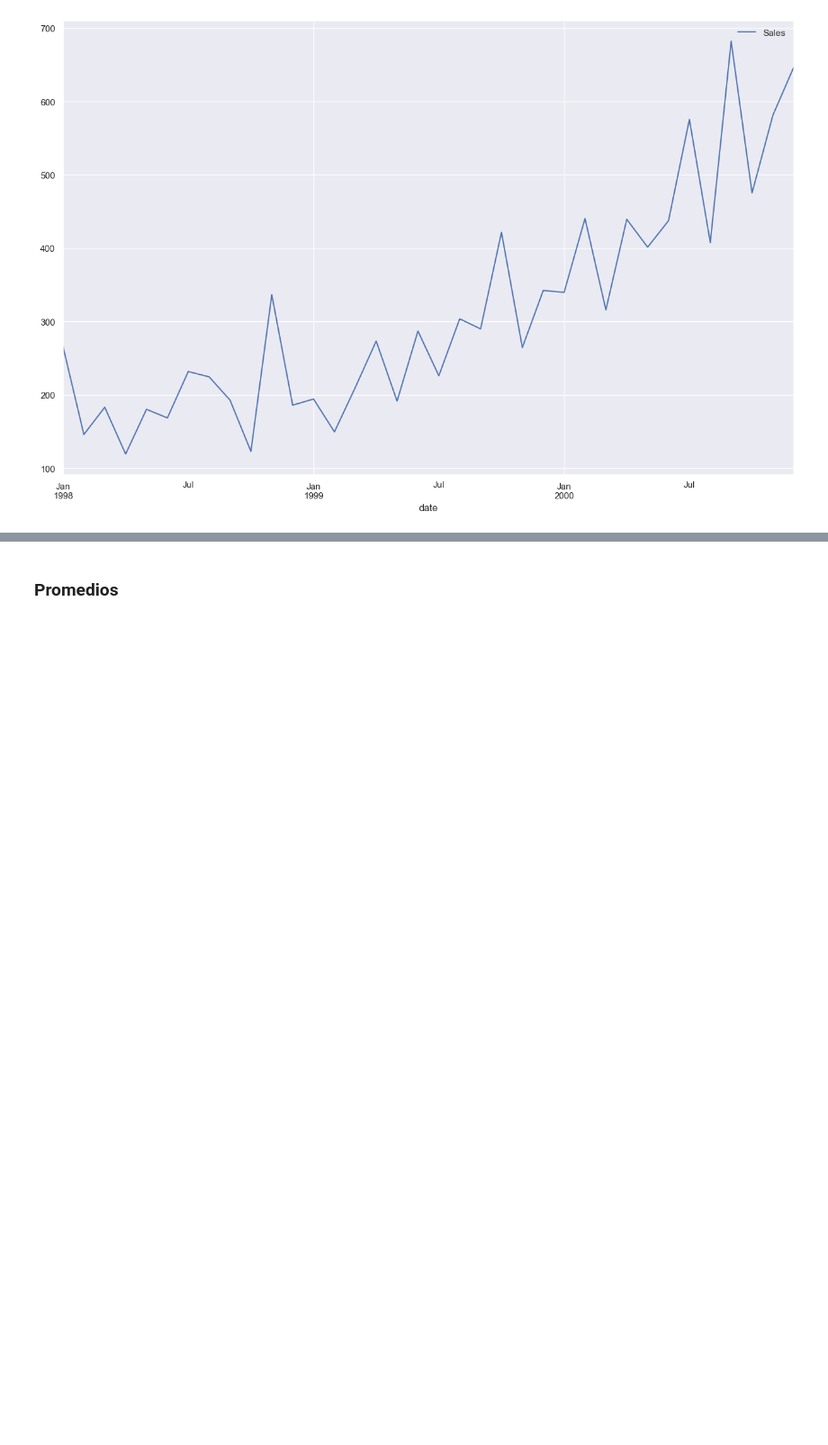
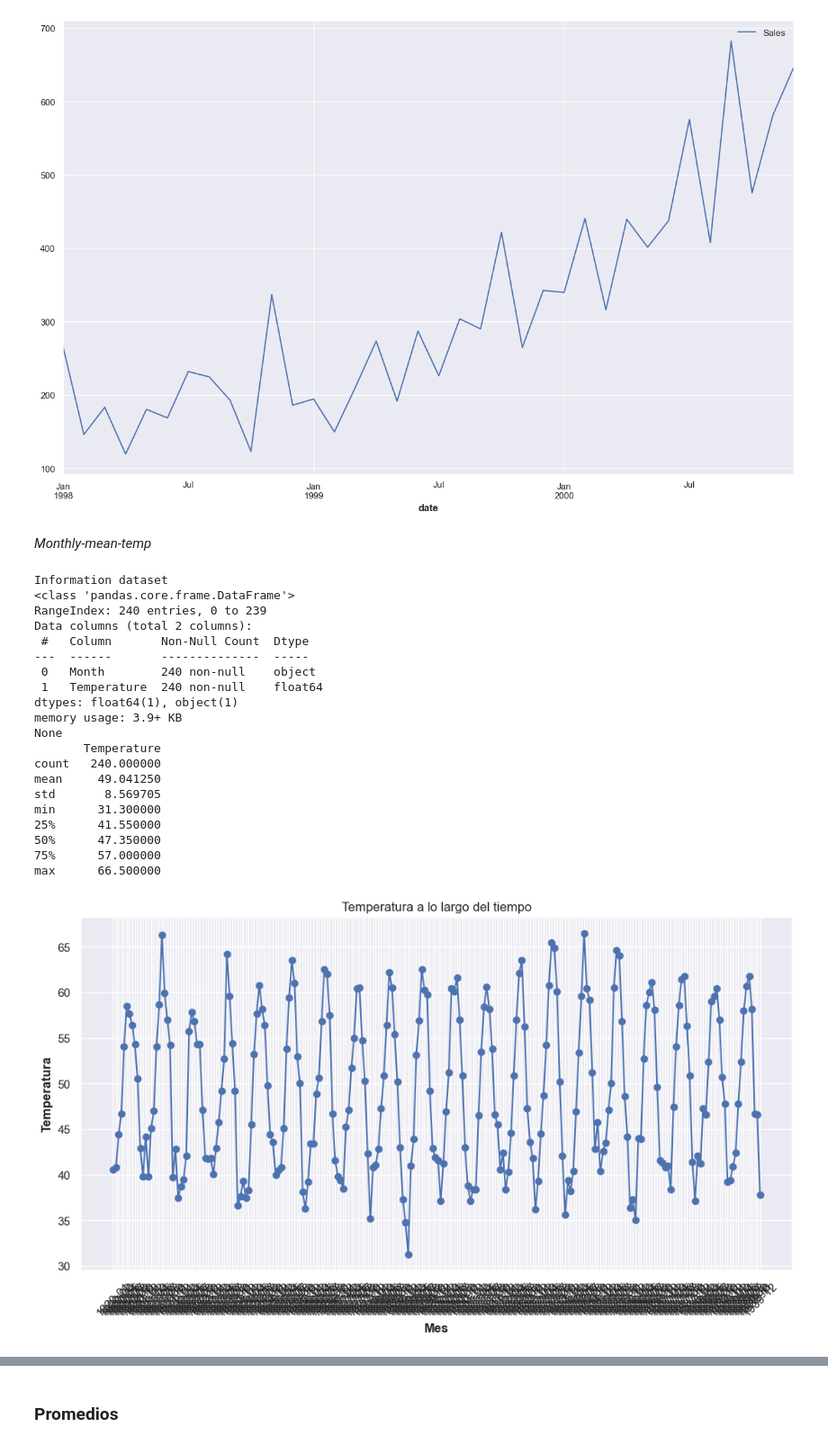
Before and after one commit to Paola-Contreras/Lab03-DS, a Jupyter notebook: Lab03.ipynb, the cells around one changed output, grey strips where cells are left out. Shown at 90% size. Cells and saved outputs as stored; diff of their text form; code cells hidden in the pictures; blank space fills up the shorter version.

```diff
--- a/Lab03.ipynb
+++ b/Lab03.ipynb
@@ -56,3 +56,43 @@ Data columns (total 2 columns):
 dtypes: float64(1), object(1)
 memory usage: 708.0+ bytes
 [figure]
+# %% [markdown]
+*Monthly-mean-temp*
+# %%
+month_mean = pd.read_csv('./data/monthly-mean-temp.csv', header=0)
+
+print("Information dataset")
+print(month_mean.info())
+print(month_mean.describe())
+
+# Gráfica
+plt.figure(figsize=(12, 6))
+plt.plot(month_mean['Month'], month_mean['Temperature'], marker='o', linestyle='-', color='b')
+plt.title('Temperatura a lo largo del tiempo')
+plt.xlabel('Mes')
+plt.ylabel('Temperatura')
+plt.xticks(rotation=45)
+plt.grid(True)
+plt.show()
+# %% [output]
+Information dataset
+<class 'pandas.core.frame.DataFrame'>
+RangeIndex: 240 entries, 0 to 239
+Data columns (total 2 columns):
+ #   Column       Non-Null Count  Dtype
+---  ------       --------------  -----
+ 0   Month        240 non-null    object
+ 1   Temperature  240 non-null    float64
+dtypes: float64(1), object(1)
+memory usage: 3.9+ KB
+None
+       Temperature
+count   240.000000
+mean     49.041250
+std       8.569705
+min      31.300000
+25%      41.550000
+50%      47.350000
+75%      57.000000
+max      66.500000
+[figure, added]
```
Also changed, not shown: parts of 33 cells of this notebook, 9 other files.
